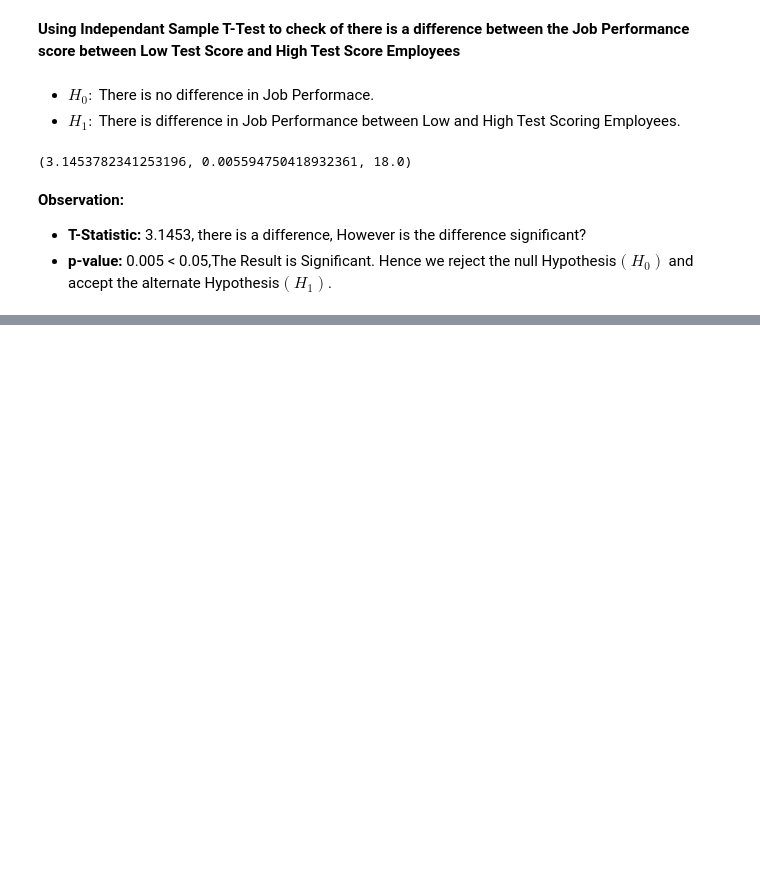
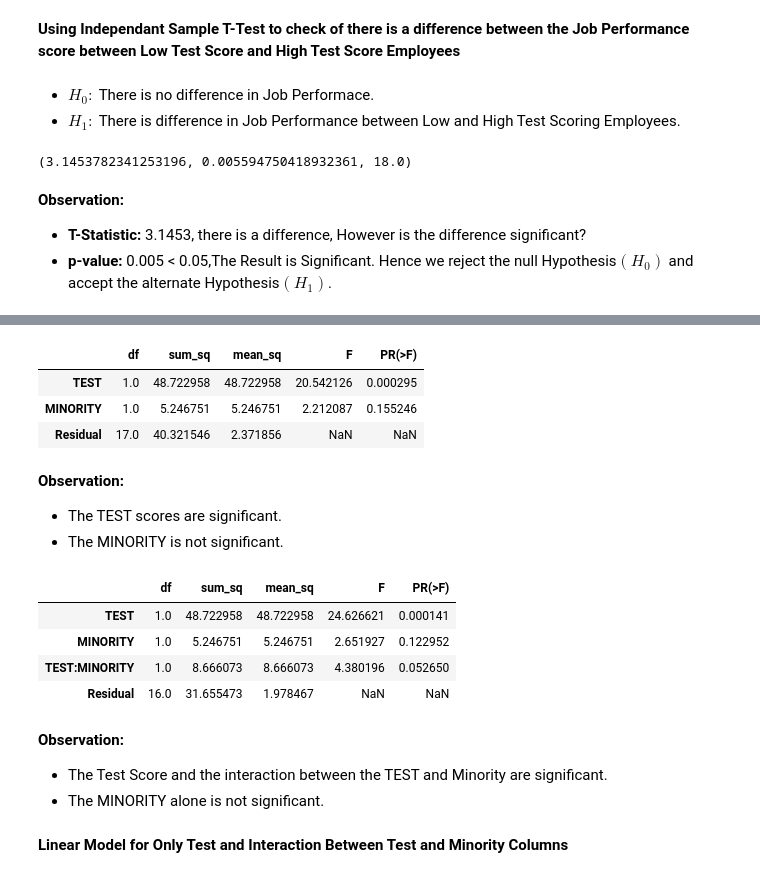
Before and after one commit to Revanthshalon/Machine-Learning, a Jupyter notebook: Statsmodels/Stats.ipynb, the cells around one changed output, grey strips where cells are left out. Cells and saved outputs as stored; diff of their text form; code cells hidden in the pictures; blank space fills up the shorter version.

```diff
--- a/Statsmodels/Stats.ipynb
+++ b/Statsmodels/Stats.ipynb
@@ -305,0 +598,3 @@ ttest_ind(high_test['JPERF'],low_test['JPERF'],alternative='two-sided',value=0)
+# %%
+model_ols_interaction = ols('JPERF ~ TEST + MINORITY + TEST:MINORITY',data=jobtest).fit()
+print(model_ols_interaction.summary())
@@ -305,0 +624,25 @@ ttest_ind(high_test['JPERF'],low_test['JPERF'],alternative='two-sided',value=0)
+# %%
+anova_lm(model_ols_nointeraction)
+# %% [output]
+|  | df | sum_sq | mean_sq | F | PR(>F) |
+| TEST | 1.0 | 48.722958 | 48.722958 | 20.542126 | 0.000295 |
+| MINORITY | 1.0 | 5.246751 | 5.246751 | 2.212087 | 0.155246 |
+| Residual | 17.0 | 40.321546 | 2.371856 | NaN | NaN |
+# %% [markdown]
+**Observation:**
+- The TEST scores are significant.
+- The MINORITY is not significant.
+# %%
+anova_lm(model_ols_interaction)
+# %% [output]
+|  | df | sum_sq | mean_sq | F | PR(>F) |
+| TEST | 1.0 | 48.722958 | 48.722958 | 24.626621 | 0.000141 |
+| MINORITY | 1.0 | 5.246751 | 5.246751 | 2.651927 | 0.122952 |
+| TEST:MINORITY | 1.0 | 8.666073 | 8.666073 | 4.380196 | 0.052650 |
+| Residual | 16.0 | 31.655473 | 1.978467 | NaN | NaN |
+# %% [markdown]
+**Observation:**
+- The Test  Score and the interaction between the TEST and Minority are significant.
+- The MINORITY alone is not significant.
+# %% [markdown]
+**Linear Model for Only Test and Interaction Between Test and Minority Columns**
```
Also changed, not shown: parts of 47 cells of this notebook.
